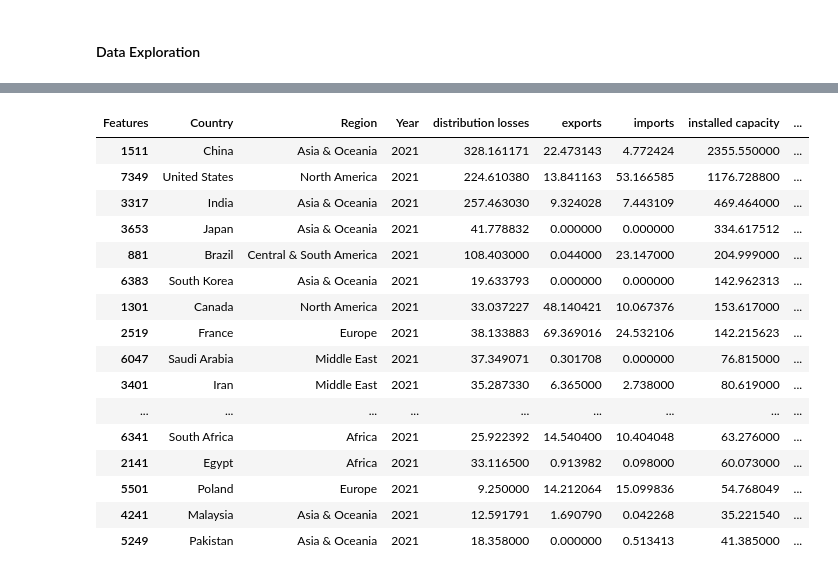
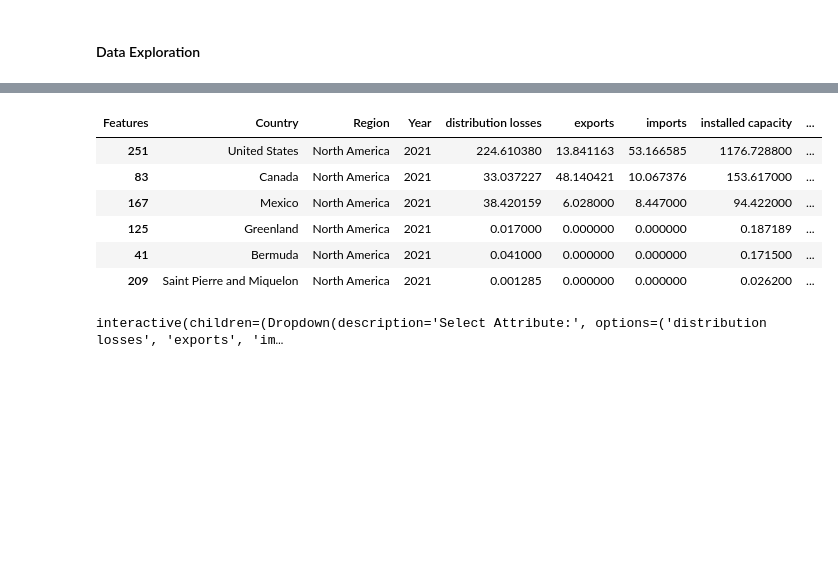
Before and after one commit to sachin301195/EnergyConsumptionPredictor, a Jupyter notebook: data_exp.ipynb, the cells around one changed output, grey strips where cells are left out. Drawn from its saved outputs; the diff is of its cells as text; code cells hidden in the pictures; blank space fills up the shorter version.

```diff
--- a/data_exp.ipynb
+++ b/data_exp.ipynb
@@ -225,7 +178,7 @@ df_population.head()
 # %%
 # Converting wide dataset format to long format so that exploration can be done properly
 
-df_electricity = df_electricity.melt(id_vars = ['Country', 'Features', 'Region'], value_name = 'Value', var_name='Year' )
-df_electricity.head()
+df_electricity_a = df_electricity_a.melt(id_vars = ['Country', 'Features', 'Region'], value_name = 'Value', var_name='Year' )
+df_electricity_a.head()
 # %% [output]
 |  | Country | Features | Region | Year | Value |
@@ -237,10 +190,10 @@ df_electricity.head()
 # %%
 # pivot
-df_electricity['Features'] = df_electricity['Features'].str.strip()
-df_electricity = df_electricity.pivot_table(values = 'Value', index = ['Country', 'Region', 'Year'], columns = 'Features')
-df_electricity.reset_index(inplace = True)
+df_electricity_a['Features'] = df_electricity_a['Features'].str.strip()
+df_electricity_a = df_electricity_a.pivot_table(values = 'Value', index = ['Country', 'Region', 'Year'], columns = 'Features')
+df_electricity_a.reset_index(inplace = True)
 
 # check
-df_electricity.head()
+df_electricity_a.head()
 # %% [output]
 | Features | Country | Region | Year | distribution losses | exports | imports | installed capacity | ... |
@@ -271,20 +224,34 @@ plt.show()
 # %%
-df_electricity[df_electricity['Year'] == "2021"].sort_values(by = ['net consumption'], ascending = False)[:25]
+df_electricity_a[df_electricity_a['Year'] == "2021"].sort_values(by = ['net consumption'], ascending = False)[:25]
 # %% [output]
 | Features | Country | Region | Year | distribution losses | exports | imports | installed capacity | ... |
-| 1511 | China | Asia & Oceania | 2021 | 328.161171 | 22.473143 | 4.772424 | 2355.550000 | ... |
-| 7349 | United States | North America | 2021 | 224.610380 | 13.841163 | 53.166585 | 1176.728800 | ... |
-| 3317 | India | Asia & Oceania | 2021 | 257.463030 | 9.324028 | 7.443109 | 469.464000 | ... |
-| 3653 | Japan | Asia & Oceania | 2021 | 41.778832 | 0.000000 | 0.000000 | 334.617512 | ... |
-| 881 | Brazil | Central & South America | 2021 | 108.403000 | 0.044000 | 23.147000 | 204.999000 | ... |
-| 6383 | South Korea | Asia & Oceania | 2021 | 19.633793 | 0.000000 | 0.000000 | 142.962313 | ... |
-| 1301 | Canada | North America | 2021 | 33.037227 | 48.140421 | 10.067376 | 153.617000 | ... |
-| 2519 | France | Europe | 2021 | 38.133883 | 69.369016 | 24.532106 | 142.215623 | ... |
-| 6047 | Saudi Arabia | Middle East | 2021 | 37.349071 | 0.301708 | 0.000000 | 76.815000 | ... |
-| 3401 | Iran | Middle East | 2021 | 35.287330 | 6.365000 | 2.738000 | 80.619000 | ... |
-| ... | ... | ... | ... | ... | ... | ... | ... | ... |
-| 6341 | South Africa | Africa | 2021 | 25.922392 | 14.540400 | 10.404048 | 63.276000 | ... |
-| 2141 | Egypt | Africa | 2021 | 33.116500 | 0.913982 | 0.098000 | 60.073000 | ... |
-| 5501 | Poland | Europe | 2021 | 9.250000 | 14.212064 | 15.099836 | 54.768049 | ... |
-| 4241 | Malaysia | Asia & Oceania | 2021 | 12.591791 | 1.690790 | 0.042268 | 35.221540 | ... |
-| 5249 | Pakistan | Asia & Oceania | 2021 | 18.358000 | 0.000000 | 0.513413 | 41.385000 | ... |
+| 251 | United States | North America | 2021 | 224.610380 | 13.841163 | 53.166585 | 1176.728800 | ... |
+| 83 | Canada | North America | 2021 | 33.037227 | 48.140421 | 10.067376 | 153.617000 | ... |
+| 167 | Mexico | North America | 2021 | 38.420159 | 6.028000 | 8.447000 | 94.422000 | ... |
+| 125 | Greenland | North America | 2021 | 0.017000 | 0.000000 | 0.000000 | 0.187189 | ... |
+| 41 | Bermuda | North America | 2021 | 0.041000 | 0.000000 | 0.000000 | 0.171500 | ... |
+| 209 | Saint Pierre and Miquelon | North America | 2021 | 0.001285 | 0.000000 | 0.000000 | 0.026200 | ... |
+# %%
+import geopandas as gpd
+import ipywidgets as widgets
+
+# Load shapefile data for North America
+world = gpd.read_file(gpd.datasets.get_path('naturalearth_lowres'))
+north_america = world[world['continent'] == 'North America']
+
+attributes = ['distribution losses', 'exports', 'imports', 'installed capacity', 'net consumption', 'net imports']
+dropdown = widgets.Dropdown(options=attributes, description='Select Attribute:', disable=False)
+
+merged_data = north_america.merge(df_electricity_a, how='inner', left_on='name', right_on='Country')
+
+def update_map(attribute):
+    plt.figure(figsize=(12, 8))
+    merged_data.plot(column=attribute, cmap='OrRd', legend=True,
+                     legend_kwds={'label': attribute, 'orientation': "horizontal"})
+    plt.title(f"{attribute} in Billion kWh", fontsize=16)
+    plt.axis('off')
+    plt.show()
+
+widgets.interactive(update_map, attribute=dropdown)
+# %% [output]
+interactive(children=(Dropdown(description='Select Attribute:', options=('distribution losses', 'exports', 'im…
```
Also changed, not shown: parts of 35 cells of this notebook, 4 other files.
